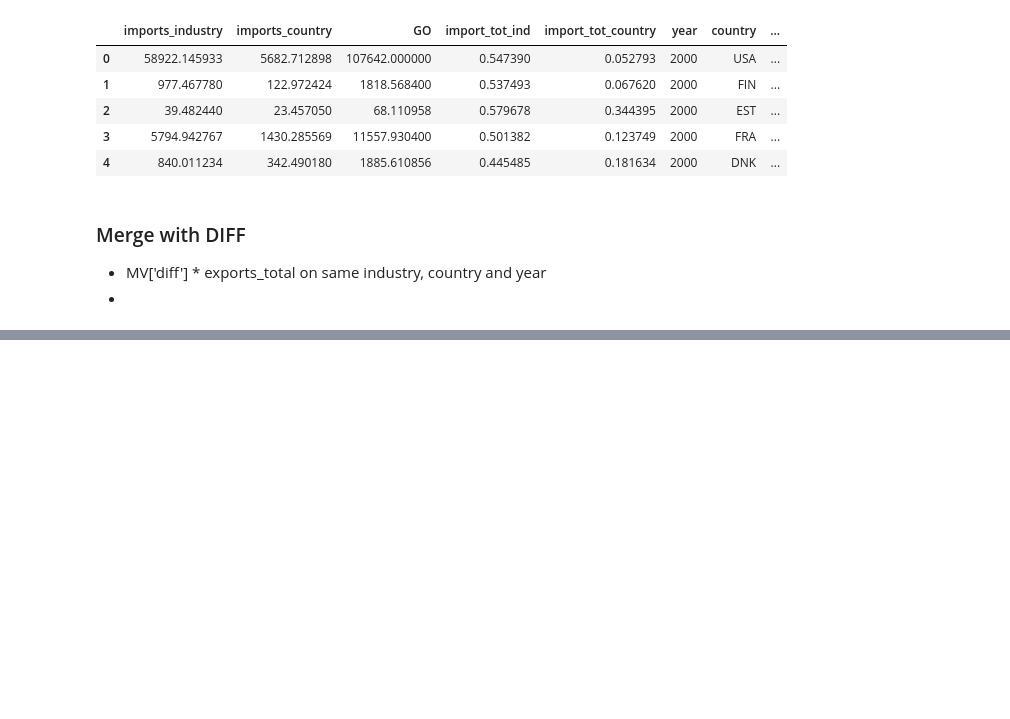
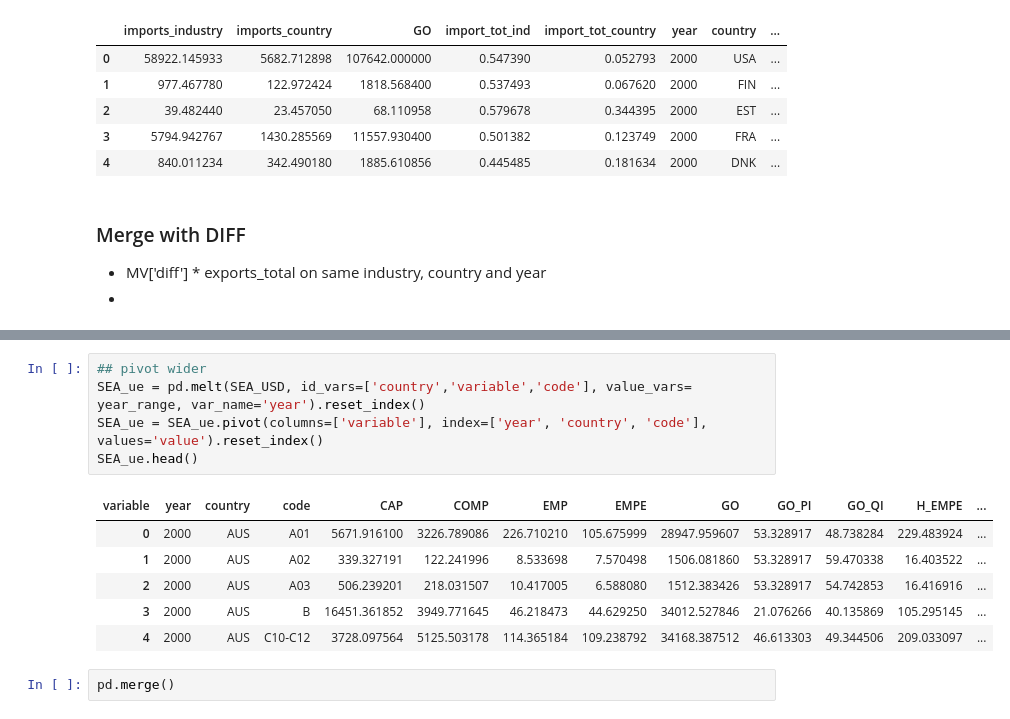
Before and after one commit to kavyajeetbora/ETL_wages, a Jupyter notebook: WIOD.ipynb, the cells around one changed output, grey strips where cells are left out. Cells and saved outputs as stored; diff of their text form; blank space fills up the shorter version.

Commit message:
Add - SEA pivot wider into variables

```diff
--- a/WIOD.ipynb
+++ b/WIOD.ipynb
@@ -840,3 +837,17 @@ exp_imp_df.sample(5)
+# %%
+## pivot wider
+SEA_ue = pd.melt(SEA_USD, id_vars=['country','variable','code'], value_vars= year_range, var_name='year').reset_index()
+SEA_ue = SEA_ue.pivot(columns=['variable'], index=['year', 'country', 'code'], values='value').reset_index()
+SEA_ue.head()
+# %% [output]
+| variable | year | country | code | CAP | COMP | EMP | EMPE | GO | GO_PI | GO_QI | H_EMPE | ... |
+| 0 | 2000 | AUS | A01 | 5671.916100 | 3226.789086 | 226.710210 | 105.675999 | 28947.959607 | 53.328917 | 48.738284 | 229.483924 | ... |
+| 1 | 2000 | AUS | A02 | 339.327191 | 122.241996 | 8.533698 | 7.570498 | 1506.081860 | 53.328917 | 59.470338 | 16.403522 | ... |
+| 2 | 2000 | AUS | A03 | 506.239201 | 218.031507 | 10.417005 | 6.588080 | 1512.383426 | 53.328917 | 54.742853 | 16.416916 | ... |
+| 3 | 2000 | AUS | B | 16451.361852 | 3949.771645 | 46.218473 | 44.629250 | 34012.527846 | 21.076266 | 40.135869 | 105.295145 | ... |
+| 4 | 2000 | AUS | C10-C12 | 3728.097564 | 5125.503178 | 114.365184 | 109.238792 | 34168.387512 | 46.613303 | 49.344506 | 209.033097 | ... |
+# %%
+pd.merge()
 # %%
 sns.lineplot(x='year', y='unequal_exchange', data=exp_imp_df, hue='country')
 # %% [output]
```
Also changed, not shown: parts of 18 cells of this notebook.
